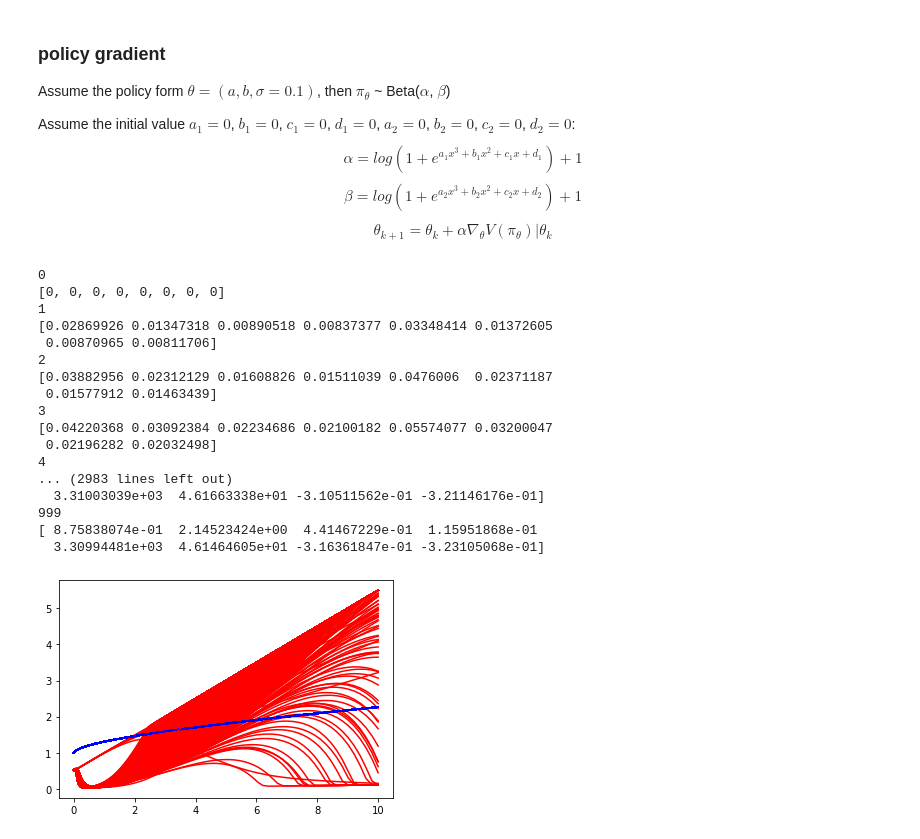
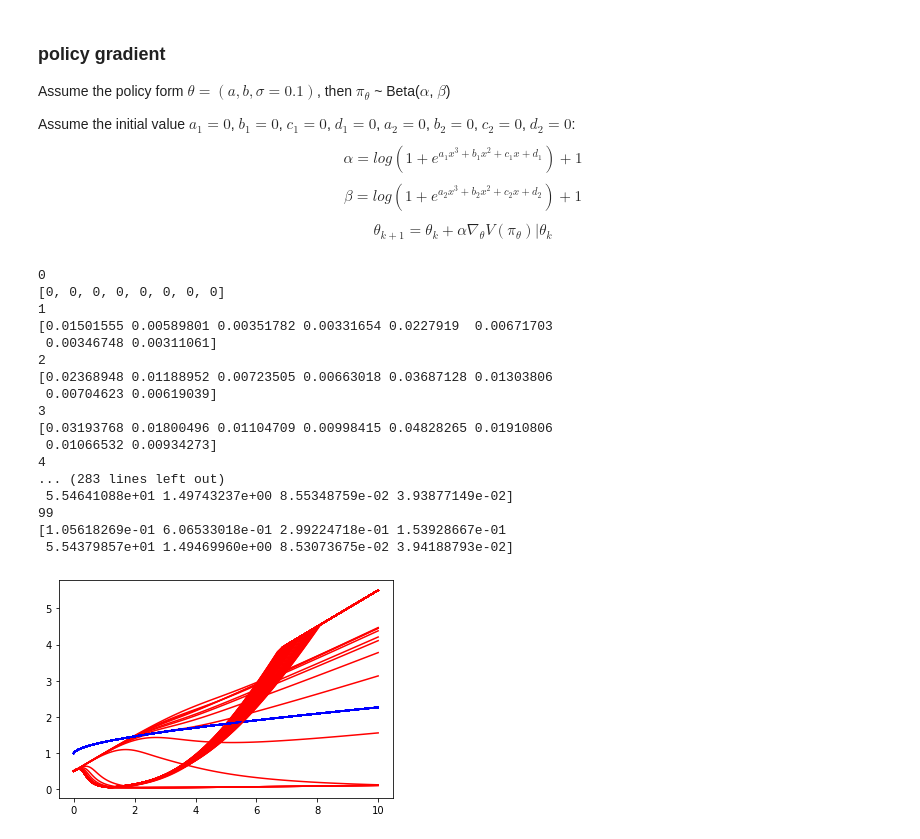
Before and after one commit to dongxulee/lifeCycle, a Jupyter notebook: 20210115/logisticPolicy.ipynb, the cells around one changed output. Drawn from its saved outputs; the diff is of its cells as text; code cells hidden in the pictures.

```diff
--- a/20210115/logisticPolicy.ipynb
+++ b/20210115/logisticPolicy.ipynb
@@ -154,34 +163,34 @@ def plot(theta):
 # %%
-# initial theta
-N = 1000
-theta = [0]*8
-# gradient ascend step size
-alpha = 0.0001
-# store theta
-THETA = np.zeros((len(theta),N))
-for i in range(N):
-    if i%1 ==0:
-        print(i)
-        print(theta)
-    theta = updateTheta(theta)
-    THETA[:,i] = theta
-    plot(theta)
+# # initial theta
+# N = 100
+# theta = [0]*8
+# # gradient ascend step size
+# alpha = 0.0001
+# # store theta
+# THETA = np.zeros((len(theta),N))
+# for i in range(N):
+#     if i%1 ==0:
+#         print(i)
+#         print(theta)
+#     theta = updateTheta(theta)
+#     THETA[:,i] = theta
+#     plot(theta)
 # %% [output]
 0
 [0, 0, 0, 0, 0, 0, 0, 0]
 1
-[0.02869926 0.01347318 0.00890518 0.00837377 0.03348414 0.01372605
- 0.00870965 0.00811706]
+[0.01501555 0.00589801 0.00351782 0.00331654 0.0227919  0.00671703
+ 0.00346748 0.00311061]
 2
-[0.03882956 0.02312129 0.01608826 0.01511039 0.0476006  0.02371187
- 0.01577912 0.01463439]
+[0.02368948 0.01188952 0.00723505 0.00663018 0.03687128 0.01303806
+ 0.00704623 0.00619039]
 3
-[0.04220368 0.03092384 0.02234686 0.02100182 0.05574077 0.03200047
- 0.02196282 0.02032498]
+[0.03193768 0.01800496 0.01104709 0.00998415 0.04828265 0.01910806
+ 0.01066532 0.00934273]
 4
-... (2983 lines left out)
-  3.31003039e+03  4.61663338e+01 -3.10511562e-01 -3.21146176e-01]
-999
-[ 8.75838074e-01  2.14523424e+00  4.41467229e-01  1.15951868e-01
-  3.30994481e+03  4.61464605e+01 -3.16361847e-01 -3.23105068e-01]
+... (283 lines left out)
+ 5.54641088e+01 1.49743237e+00 8.55348759e-02 3.93877149e-02]
+99
+[1.05618269e-01 6.06533018e-01 2.99224718e-01 1.53928667e-01
+ 5.54379857e+01 1.49469960e+00 8.53073675e-02 3.94188793e-02]
-[figure, old version]
+[figure, new version]
```
Also changed, not shown: parts of 12 cells of this notebook, 2 other files.
